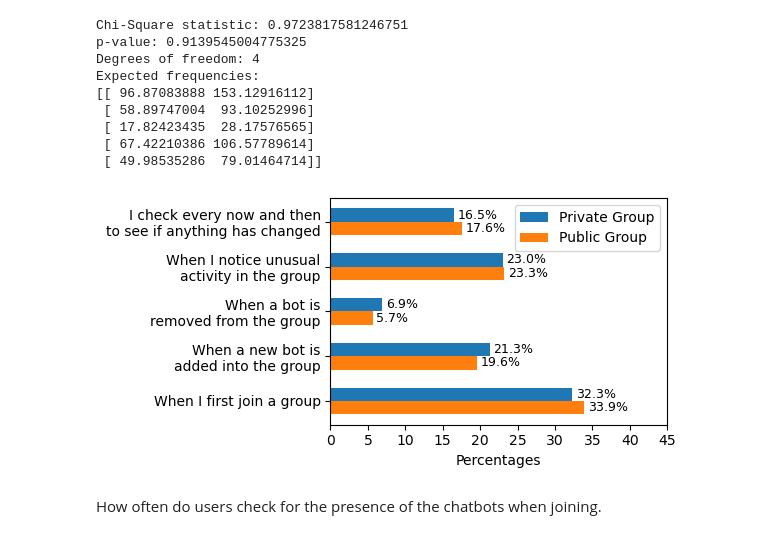
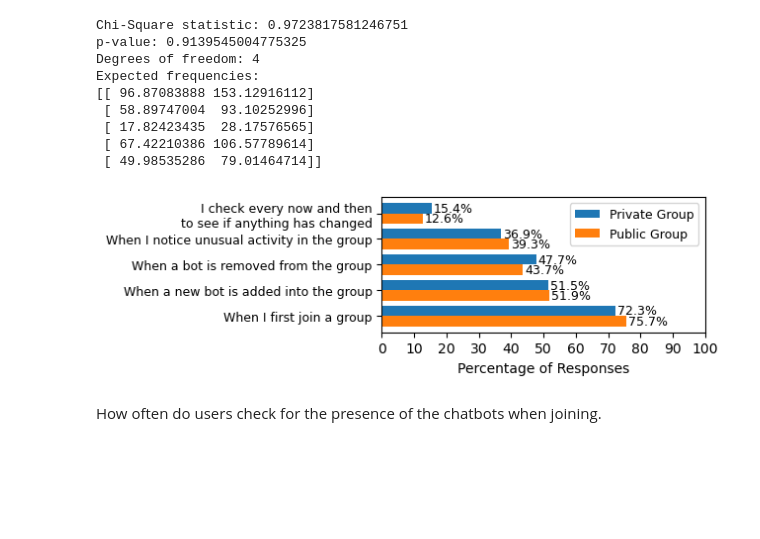
Before and after one commit to csienslab/bot-among-us, a Jupyter notebook: analysis.ipynb, the cells around one changed output. Cells and saved outputs as stored; diff of their text form; code cells hidden in the pictures; blank space fills up the shorter version.

```diff
--- a/analysis.ipynb
+++ b/analysis.ipynb
@@ -327,60 +333,59 @@ Expected frequencies:
  [ 67.42210386 106.57789614]
  [ 49.98535286  79.01464714]]
 # %%
-# Calculate totals for each group
-private_total = response_comparison_percentage_individual['Private Group'].sum()
-public_total = response_comparison_percentage_individual['Public Group'].sum()
+# Calculate percentage for each option in both groups
+num_private_respondents = df['QID20'].dropna().shape[0]
+private_pct = qid20_counts_cleaned / num_private_respondents * 100
 
-# Calculate percentage for each option in both groups
-private_pct = response_comparison_percentage_individual['Private Group'] / private_total * 100
-public_pct = response_comparison_percentage_individual['Public Group'] / public_total * 100
+num_public_respondents = df['QID26'].dropna().shape[0]
+public_pct = qid26_counts_cleaned / num_public_respondents * 100
 
 # Set up positions for grouped horizontal bars
 y_positions = np.arange(len(response_comparison_percentage_individual))
-bar_height = 0.3
+bar_height = 0.4
 
-fig, ax = plt.subplots(figsize=(6, 3))
+fig, ax = plt.subplots(figsize=(6.5, 2.1))
 
 # Plot bars for each group
 bars_private = ax.barh(y_positions + bar_height/2,
                          private_pct,
                          height=bar_height,
                          label='Private Group')
 
 bars_public = ax.barh(y_positions - bar_height/2,
                         public_pct,
                         height=bar_height,
                         label='Public Group')
 
 # Annotate bars with the percentage text
 for i, bar in enumerate(bars_private):
     width = bar.get_width()
     pct_text = f"{private_pct.iloc[i]:.1f}%"
     # Place text just to the right of the bar
     ax.text(width + 0.5, bar.get_y() + bar.get_height()/2, pct_text,
             va='center', color='black', fontsize=9)
 
 for i, bar in enumerate(bars_public):
     width = bar.get_width()
     pct_text = f"{public_pct.iloc[i]:.1f}%"
     ax.text(width + 0.5, bar.get_y() + bar.get_height()/2, pct_text,
             va='center', color='black', fontsize=9)
 
 # Customize the axes and labels
-ax.set_xlabel('Percentages')
-ax.set_xticks(np.arange(0, 46, 5))
+ax.set_xlabel('Percentage of Responses')
+ax.set_xticks(np.arange(0, 101, 10))
 ax.set_yticks(y_positions)
-ax.set_yticklabels(['When I first join a group', 'When a new bot is\nadded into the group',
-       'When a bot is\nremoved from the group',
-       'When I notice unusual\nactivity in the group',
-       'I check every now and then\nto see if anything has changed'])
+ax.set_yticklabels(['When I first join a group', 'When a new bot is added into the group',
+       'When a bot is removed from the group',
+       'When I notice unusual activity in the group',
+       'I check every now and then\nto see if anything has changed'], fontsize=9)
 # ax.set_title('When Users Check for Chatbots')
-ax.legend()
+ax.legend(fontsize=9)
 plt.tight_layout()
-plt.savefig('figures/checking_chatbot_time.pdf')
+plt.savefig('figures/checking_chatbot_time.pdf') # Figure 2
 plt.show()
 # %% [output]
-[figure, old version]
+[figure, new version]
 # %% [markdown]
 How often do users check for the presence of the chatbots when joining.
 # %%
```
Also changed, not shown: parts of 28 cells of this notebook, 16 other files.
